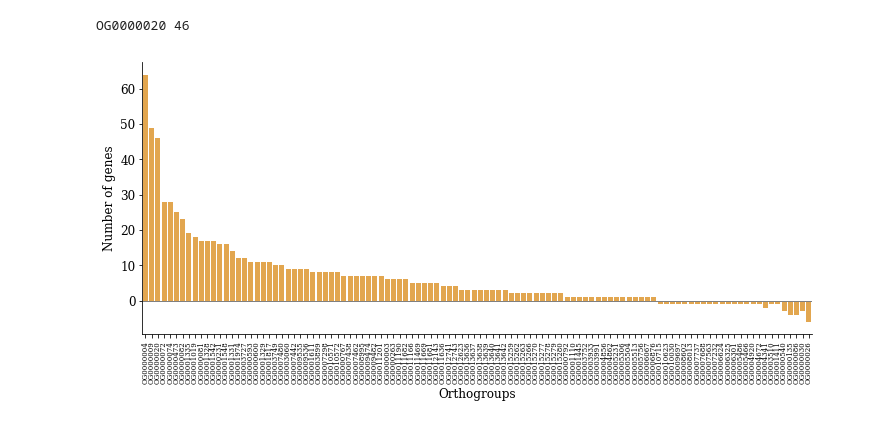
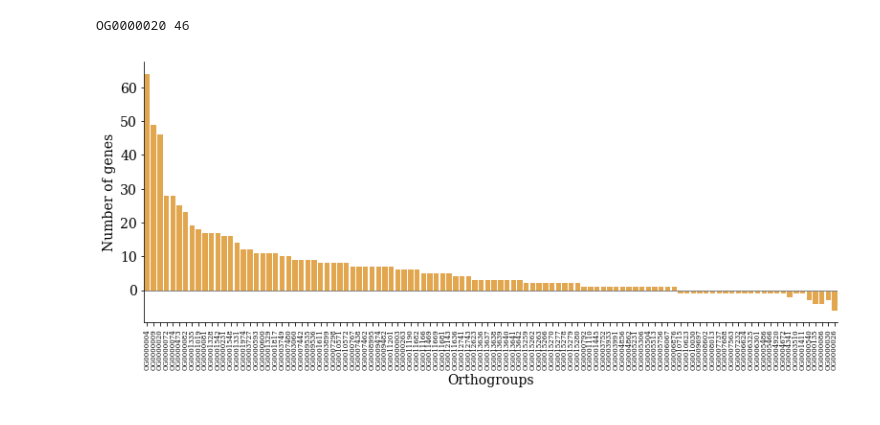
Before and after one commit to DaSh-bash/GenomeVanessa, a Jupyter notebook: VanessaAnnotation/TopGO_Data_Prep/TopGoPlot.ipynb, the cells around one changed output. Cells and saved outputs as stored; diff of their text form; code cells hidden in the pictures.

```diff
--- a/VanessaAnnotation/TopGO_Data_Prep/TopGoPlot.ipynb
+++ b/VanessaAnnotation/TopGO_Data_Prep/TopGoPlot.ipynb
@@ -40,39 +40,41 @@ df3
     #df3, x="orthogroup", col="N_genes",
     #binwidth=3, height=3, facet_kws=dict(margin_titles=True),
 #)
-ml.rcParams['figure.figsize'] = (12.0, 5.0)
+#ml.rcParams['figure.figsize'] = (12.0, 5.0)
 #plt.plot(x=0)
 plt.xticks(rotation=90)
 plt.tick_params(axis='x', labelsize=7)
 plt.rcParams['axes.spines.left'] = True
 plt.rcParams['axes.spines.right'] = False
 plt.rcParams['axes.spines.top'] = False
 plt.rcParams['axes.spines.bottom'] = True
 plt.xlabel("Position along the chromosome")
 plt.ylabel("Number of repeats")
 x=df3["orthogroup"]
 y=df3["N_genes"]
 #plt.bar(x,y) #,hue=df3["N_genes"],palette="cool")
-
-graph= sns.barplot(x,y,color="#faab36") #df3["N_genes"])
+ml.rcParams['figure.figsize'] = (13.0, 5.0)
+graph= sns.barplot(x,y, color="#faab36",) #df3["N_genes"])
 ## ax = sns.countplot(x="class", data=titanic)
-ml.rcParams['figure.figsize'] = (17.0, 5.0)
+#ml.rcParams['figure.figsize'] = (8.0, 5.0)
 #plt.plot(x=0)
 plt.xticks(rotation=90)
 plt.tick_params(axis='x', labelsize=7)
 plt.rcParams['axes.spines.left'] = True
 plt.rcParams['axes.spines.right'] = False
 plt.rcParams['axes.spines.top'] = False
 plt.rcParams['axes.spines.bottom'] = True
 plt.xlabel("Orthogroups")
 plt.ylabel("Number of genes")
 #Graph is created and stored in the variable 'graph'
 #graph = sns.barplot(x="sepal_width",y="petal_width",data=dataset)
 #Drawing a horizontal line at point 1.25
 graph.axhline(0,linewidth=1,color="grey")
+plt.savefig("/Users/dshipilina/GitHub/GenomeVanessa/VanessaAnnotation/TopGO_Data_Prep/topGOstat.pdf",bbox_inches="tight")
 plt.show()
+#plt.savefig("/Users/dshipilina/GitHub/GenomeVanessa/VanessaAnnotation/TopGO_Data_Prep/topGOstat.pdf",bbox_inches="tight")
 #df3
 # %% [output]
 OG0000020 46
-[figure, old version]
+[figure, new version]
 # %%
```
Also changed, not shown: parts of 9 cells of this notebook, 8 other files.
